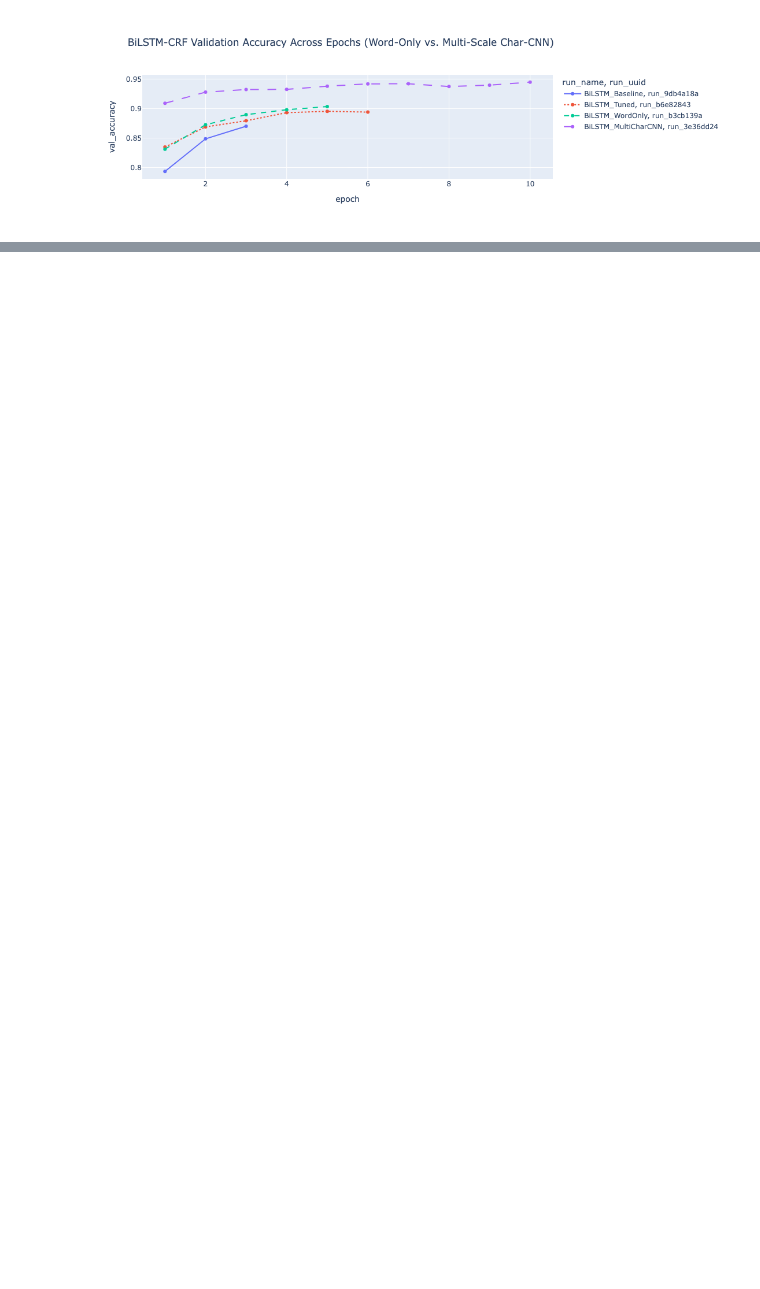
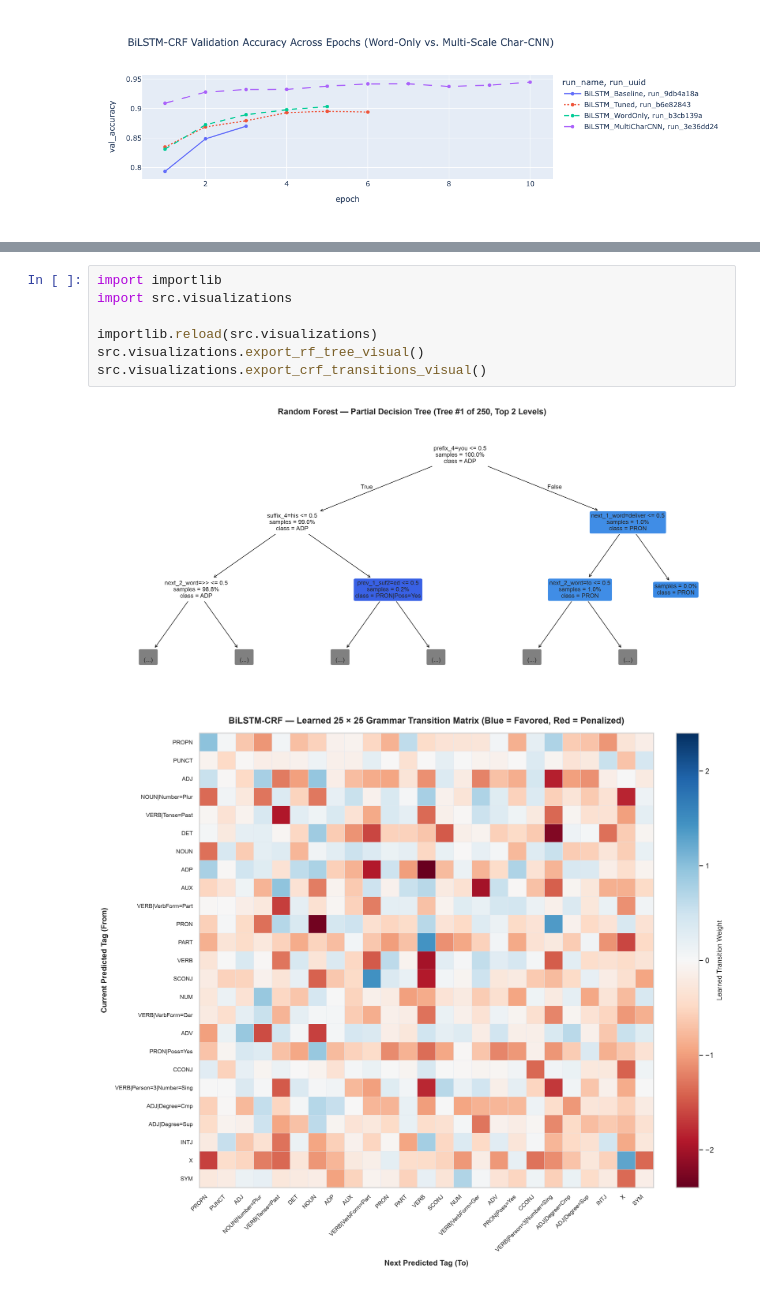
Before and after one commit to Ethereal-Mining-Company/conlang-translator, a Jupyter notebook: main.ipynb, the cells around one changed output, grey strips where cells are left out. Cells and saved outputs as stored; diff of their text form; blank space fills up the shorter version.

```diff
--- a/main.ipynb
+++ b/main.ipynb
@@ -294,0 +334,10 @@ Sample lookups:
+# %%
+import importlib
+import src.visualizations
+
+importlib.reload(src.visualizations)
+src.visualizations.export_rf_tree_visual()
+src.visualizations.export_crf_transitions_visual()
+# %% [output]
+[figure, added]
+[figure, added]
```
Also changed, not shown: parts of 9 cells of this notebook, 24 other files.
